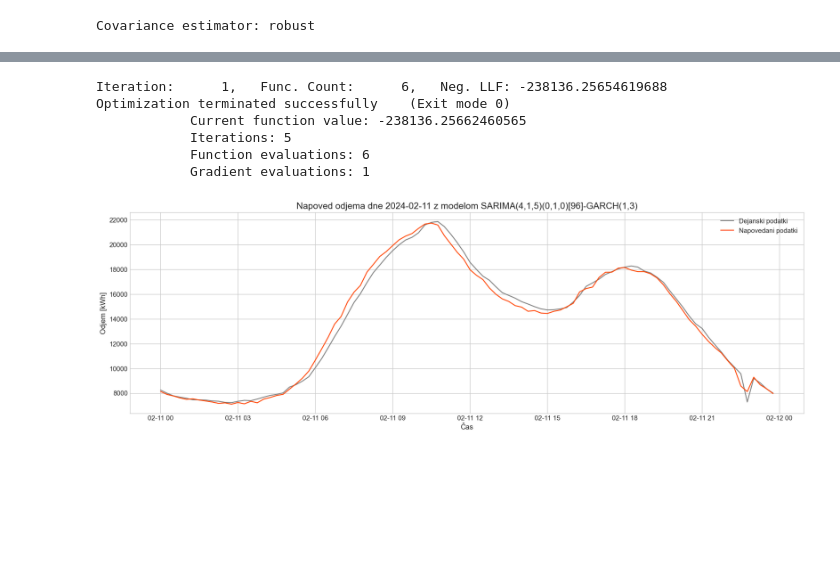
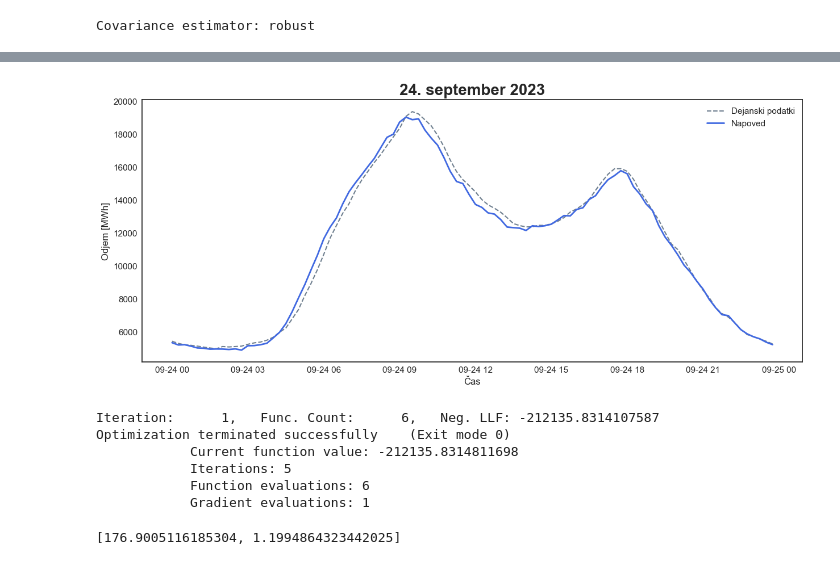
Before and after one commit to karolina-sa/Matematika-z-racunalnikom-projekt, a Jupyter notebook: 18_5_2024.ipynb, the cells around one changed output, grey strips where cells are left out. Cells and saved outputs as stored; diff of their text form; code cells hidden in the pictures; blank space fills up the shorter version.

```diff
--- a/18_5_2024.ipynb
+++ b/18_5_2024.ipynb
@@ -661,18 +679,25 @@ Optimization terminated successfully    (Exit mode 0)
+# %%
+izrisi_graf_napovedi(podatki.loc[day_2, 'Odjem ACT'], forecast_AG_2, '24. september 2023')
+# %% [output]
+[figure, added]
 # %%
-train_data_diff_96_3 = ts_diff['2021-11-02':'2024-02-10']
-train_exog_3 = podatki.loc['2021-11-02':'2024-02-10', ['Temperatura FC', 'Sevanje FC']]
-day_3 = '2024-02-11'
-next_day_3 = '2024-02-12'
+train_data_diff_96_3 = ts_diff['2021-11-02':'2023-11-15']
+train_exog_3 = podatki.loc['2021-11-02':'2023-11-15', ['Temperatura FC', 'Sevanje FC']]
+day_3 = '2023-11-16'
+next_day_3 = '2023-11-17'
 test_data_diff_96_3 = ts_diff[day_3]
 test_exog_3 = podatki.loc[day_3, ['Temperatura FC', 'Sevanje FC']]
 
 forecast_AG_3 = SARIMA_GARCH_forecast(podatki, train_data_diff_96_3, train_exog_3, test_data_diff_96_3, test_exog_3, day_3, next_day_3)
-izrisi_graf_napovedi(podatki.loc[day_3, 'Odjem ACT'], forecast_AG_3, 'Napoved odjema dne 2024-02-11 z modelom SARIMA(4,1,5)(0,1,0)[96]-GARCH(1,3)')
 # %% [output]
-Iteration:      1,   Func. Count:      6,   Neg. LLF: -238136.25654619688
+Iteration:      1,   Func. Count:      6,   Neg. LLF: -212135.8314107587
 Optimization terminated successfully    (Exit mode 0)
-            Current function value: -238136.25662460565
+            Current function value: -212135.8314811698
             Iterations: 5
             Function evaluations: 6
             Gradient evaluations: 1
-[figure, removed]
+# %%
+rmse_mape_AG_3 = RMSE_MAPE(podatki.loc[day_3, 'Odjem ACT'], forecast_AG_3)
+rmse_mape_AG_3
+# %% [output]
+[176.9005116185304, 1.1994864323442025]
```
Also changed, not shown: parts of 19 cells of this notebook, 21 other files.
